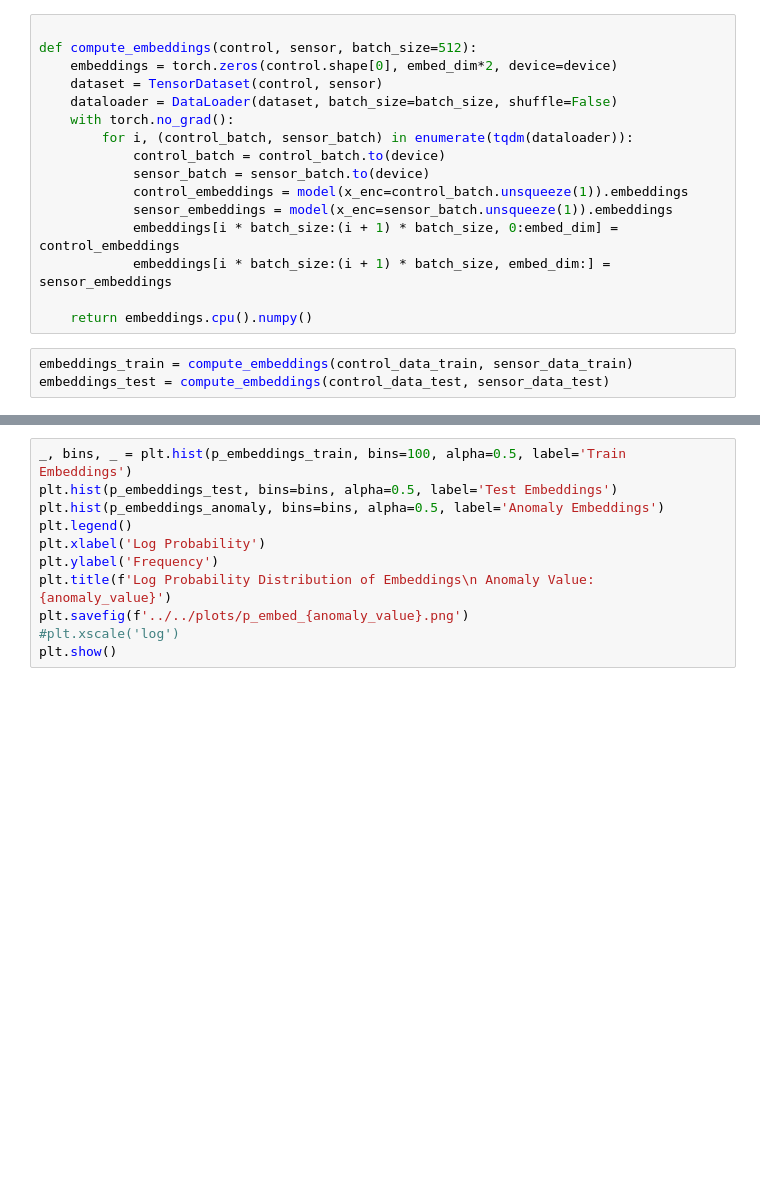
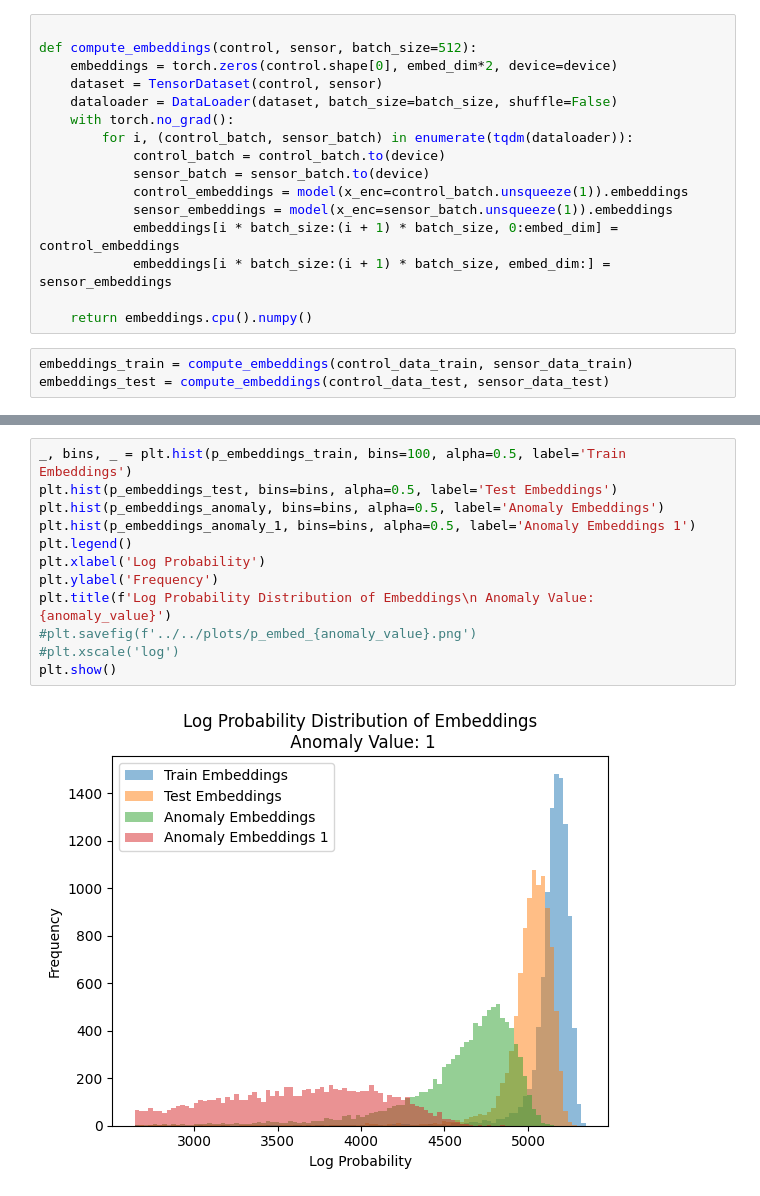
Before and after one commit to emika02/2025-riss-steering, a Jupyter notebook: representations-in-tsfms-main/hough_transform/hough_scripts/simulated_anomalies.ipynb, the cells around one changed output, grey strips where cells are left out. Saved outputs shown, nothing was run; the diff lists cells and outputs as text; blank space fills up the shorter version.

```diff
--- a/representations-in-tsfms-main/hough_transform/hough_scripts/simulated_anomalies.ipynb
+++ b/representations-in-tsfms-main/hough_transform/hough_scripts/simulated_anomalies.ipynb
@@ -124,14 +174,17 @@ plt.show()
 # %%
 _, bins, _ = plt.hist(p_embeddings_train, bins=100, alpha=0.5, label='Train Embeddings')
 plt.hist(p_embeddings_test, bins=bins, alpha=0.5, label='Test Embeddings')
 plt.hist(p_embeddings_anomaly, bins=bins, alpha=0.5, label='Anomaly Embeddings')
+plt.hist(p_embeddings_anomaly_1, bins=bins, alpha=0.5, label='Anomaly Embeddings 1')
 plt.legend()
 plt.xlabel('Log Probability')
 plt.ylabel('Frequency')
 plt.title(f'Log Probability Distribution of Embeddings\n Anomaly Value: {anomaly_value}')
-plt.savefig(f'../../plots/p_embed_{anomaly_value}.png')
+#plt.savefig(f'../../plots/p_embed_{anomaly_value}.png')
 #plt.xscale('log')
 plt.show()
+# %% [output]
+[figure, added]
 # %%
 from sklearn.metrics import roc_curve, auc
 fpr, tpr, thresholds = roc_curve(np.concatenate([np.zeros(len(p_embeddings_test)),
```
Also changed, not shown: parts of 13 cells of this notebook, 15 other files.
